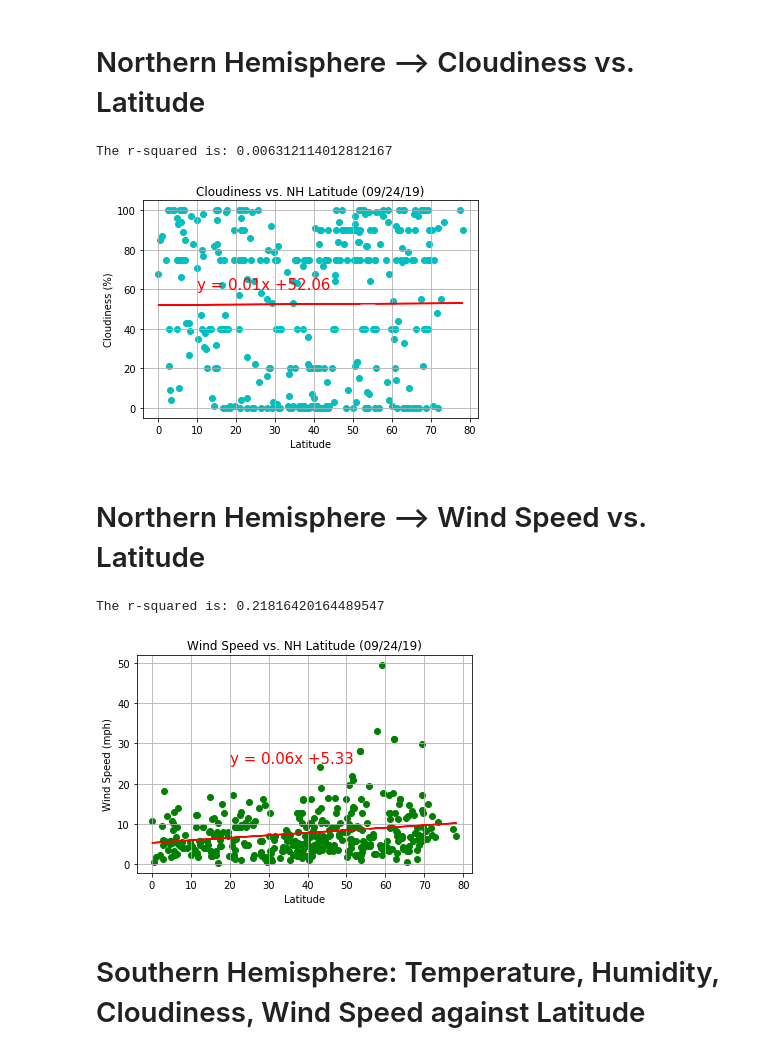
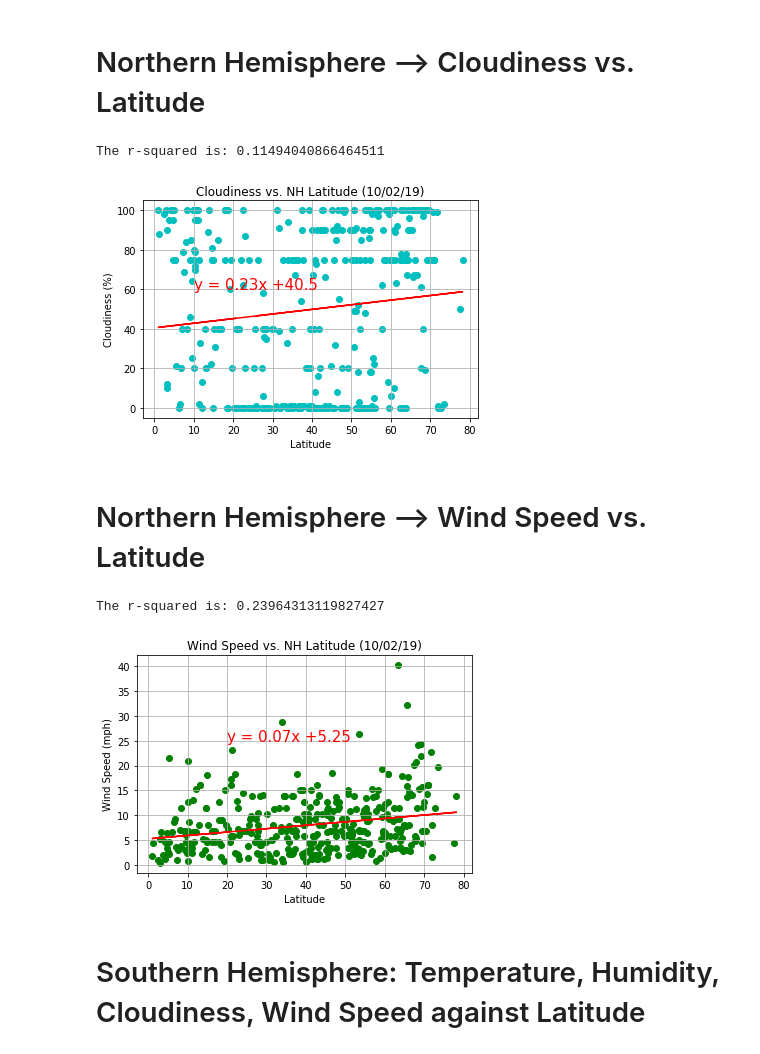
Before and after one commit to Pame1481/Python-Api-Challenge, a Jupyter notebook: WeatherPy/WeatherPy.ipynb, the cells around one changed output. Drawn from its saved outputs; the diff is of its cells as text; code cells hidden in the pictures.

```diff
--- a/WeatherPy/WeatherPy.ipynb
+++ b/WeatherPy/WeatherPy.ipynb
@@ -279,37 +285,39 @@ regress_values = x_values * slope + intercept
 line_eq = "y = " + str(round(slope,2)) + "x +" + str(round(intercept,2))
 plt.scatter(x_values,y_values,color="c")
 plt.plot(x_values,regress_values,"r-")
-plt.title("Cloudiness vs. NH Latitude (09/24/19)")
+plt.title("Cloudiness vs. NH Latitude (10/02/19)")
 plt.ylabel("Cloudiness (%)")
 plt.xlabel("Latitude")
 plt.grid(True)
 plt.annotate(line_eq,(10,60),fontsize=15,color="red")
 print(f"The r-squared is: {rvalue}")
+plt.savefig("Images/Cloudiness vs NH Latitude.png")
 plt.show()
 # %% [output]
-The r-squared is: 0.006312114012812167
+The r-squared is: 0.11494040866464511
-[figure, old version]
+[figure, new version]
 # %% [markdown]
 # Northern Hemisphere --> Wind Speed vs. Latitude
 # %%
 x_values = north_hem['Lat']
 y_values = north_hem['Wind Speed']
 
 (slope, intercept, rvalue, pvalue, stderr) = stats.linregress(x_values, y_values)
 regress_values = x_values * slope + intercept
 line_eq = "y = " + str(round(slope,2)) + "x +" + str(round(intercept,2))
 plt.scatter(x_values,y_values, color ="g")
 plt.plot(x_values,regress_values,"r-")
-plt.title("Wind Speed vs. NH Latitude (09/24/19)")
+plt.title("Wind Speed vs. NH Latitude (10/02/19)")
 plt.ylabel("Wind Speed (mph)")
 plt.xlabel("Latitude")
 plt.grid(True)
 plt.annotate(line_eq,(20,25),fontsize=15,color="red")
 print(f"The r-squared is: {rvalue}")
+plt.savefig("Images/Wind Speed vs NH Latitude.png")
 plt.show()
 # %% [output]
-The r-squared is: 0.21816420164489547
+The r-squared is: 0.23964313119827427
-[figure, old version]
+[figure, new version]
 # %% [markdown]
 # Southern Hemisphere: Temperature, Humidity, Cloudiness, Wind Speed against Latitude
 # %%
```
Also changed, not shown: parts of 17 cells of this notebook, 16 other files.
